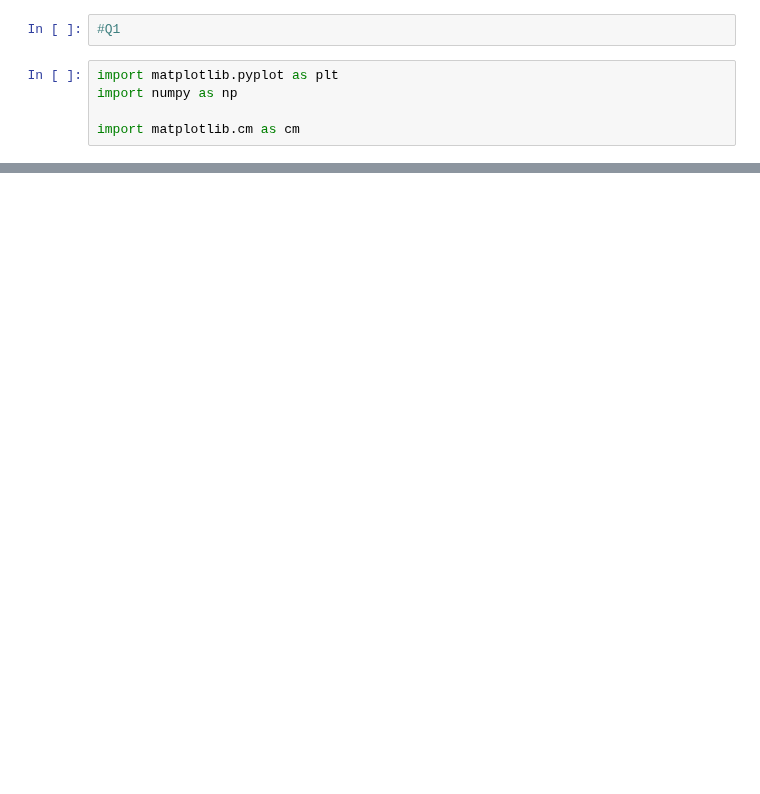
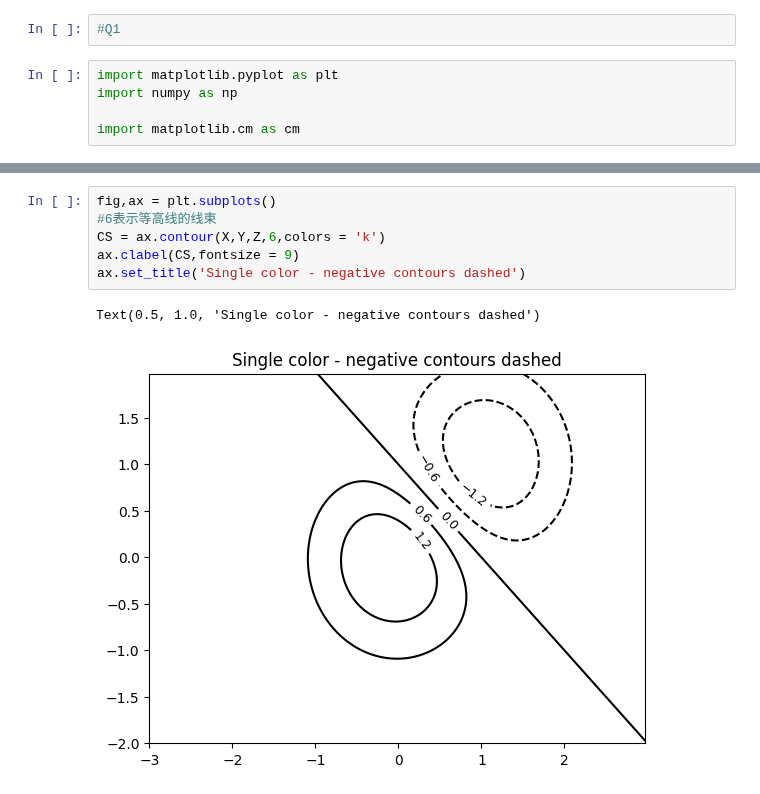
Before and after one commit to Arch-jyh/iris_books, a Jupyter notebook: math_easy/Linear_algebra/1/quiz1_5.ipynb, the cells around one changed output, grey strips where cells are left out. Cells and saved outputs as stored; diff of their text form; blank space fills up the shorter version.

```diff
--- a/math_easy/Linear_algebra/1/quiz1_5.ipynb
+++ b/math_easy/Linear_algebra/1/quiz1_5.ipynb
@@ -23,0 +27,9 @@ Text(0.5, 1.0, 'Siplest default with labels')
+# %%
+fig,ax = plt.subplots()
+#6表示等高线的线束
+CS = ax.contour(X,Y,Z,6,colors = 'k')
+ax.clabel(CS,fontsize = 9)
+ax.set_title('Single color - negative contours dashed')
+# %% [output]
+Text(0.5, 1.0, 'Single color - negative contours dashed')
+[figure, added]
```
Also changed, not shown: parts of 14 cells of this notebook.
